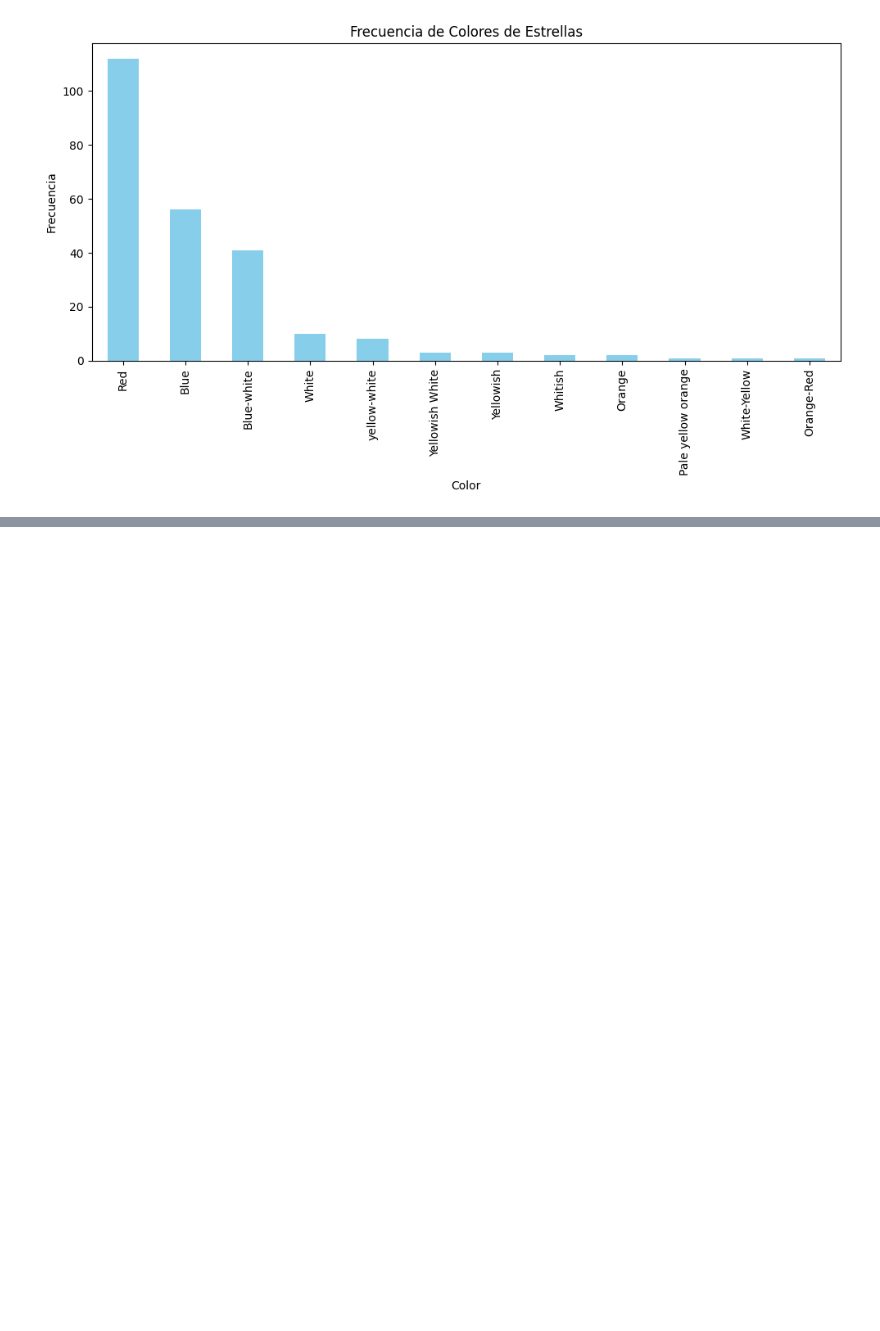
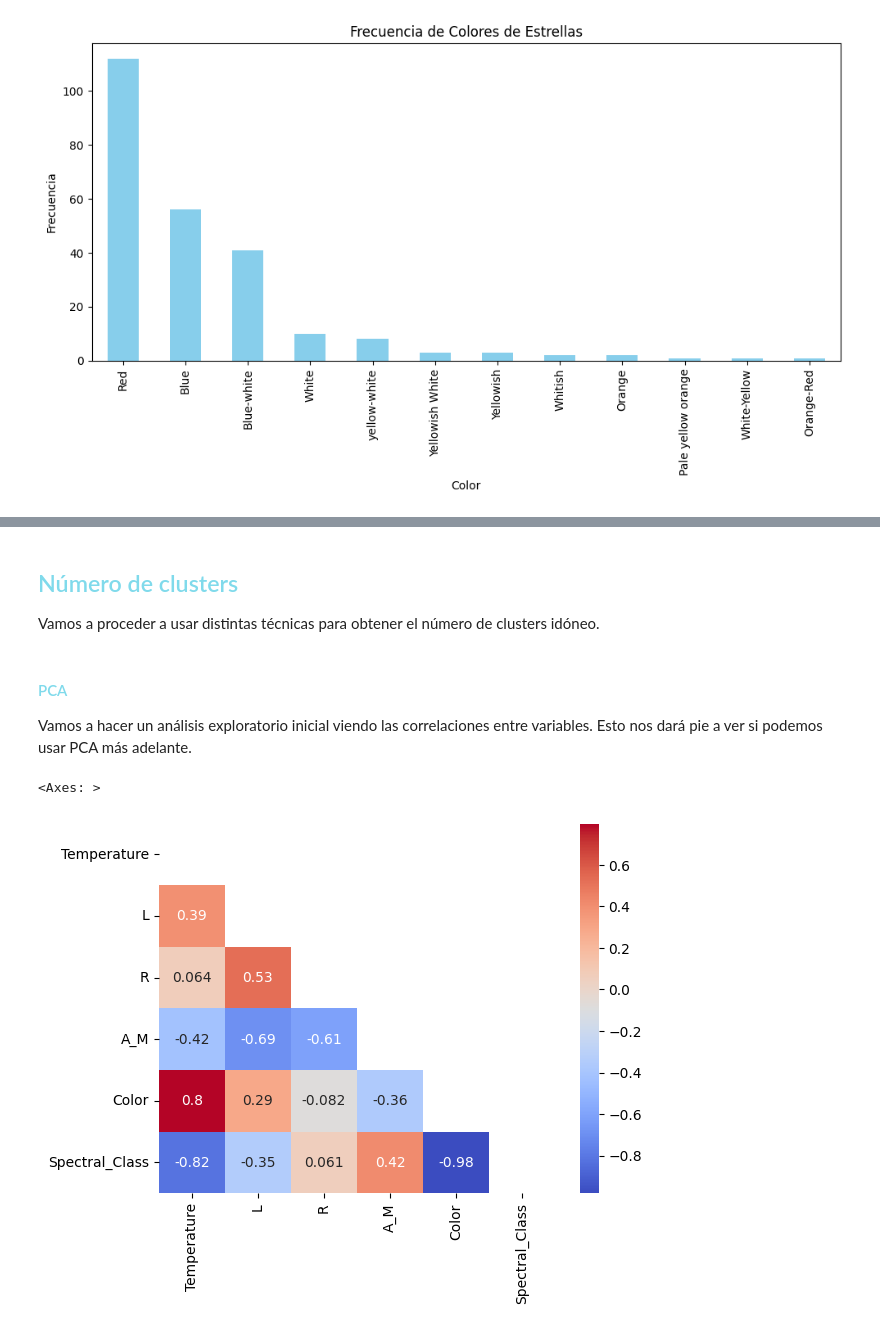
Before and after one commit to NataaNK/Grupo11_Practica2, a Jupyter notebook: main.ipynb, the cells around one changed output, grey strips where cells are left out. Saved outputs shown, nothing was run; the diff lists cells and outputs as text; code cells hidden in the pictures; blank space fills up the shorter version.

```diff
--- a/main.ipynb
+++ b/main.ipynb
@@ -220,9 +235,16 @@ Y para "Spectral_Class" el orden que se ofrece en el enunciado.
 # %%
 import pandas as pd
 from sklearn.preprocessing import OrdinalEncoder
+from sklearn.preprocessing import StandardScaler
+from sklearn.compose import ColumnTransformer
+from sklearn.pipeline import Pipeline
+from sklearn.preprocessing import scale
 
-# Cargar el archivo CSV
+# 1) Cargar los datos
 df = pd.read_csv('Stars2.csv')
+
+# 2) Definir las columnas numéricas
+numeric_features = ['Temperature', 'L', 'R', 'A_M']
 
 # Definir el orden para la codificación ordinal de 'Color'
 color_order = ['Red', 'Orange-Red', 'Orange', 'Pale yellow orange',
@@ -232,14 +254,32 @@ color_order = ['Red', 'Orange-Red', 'Orange', 'Pale yellow orange',
 # Definir el orden para la codificación ordinal de 'Spectral_Class'
 class_order = ['O', 'B', 'A', 'F', 'G', 'K', 'M']
 
-# Crear el codificador ordinal
+# Crear el codificador ordinal para las columnas categóricas
 ordinal_encoder = OrdinalEncoder(categories=[color_order, class_order])
 
-# Codificar 'Color' y 'Spectral_Class'
+# 3) Escalar los datos
+preprocessor = ColumnTransformer(
+    transformers=[
+        ('num', StandardScaler(), numeric_features)
+    ])
+
+# 4) Codificar 'Color' y 'Spectral_Class' con el codificador ordinal
 df[['Color', 'Spectral_Class']] = ordinal_encoder.fit_transform(df[['Color', 'Spectral_Class']])
+
+# Crear un pipeline que procese las características numéricas
+pipeline = Pipeline(steps=[('preprocessor', preprocessor)])
+
+# Aplicar el pipeline a las características numéricas
+X_scaled = pipeline.fit_transform(df[numeric_features])
 
 # Mostrar las primeras filas del DataFrame con las variables codificadas
 print(df[['Color', 'Spectral_Class']].head())
+
+# Para ver los datos numéricos escalados junto con las características codificadas
+# creamos un DataFrame nuevo para todo junto
+df_scaled = pd.DataFrame(X_scaled, columns=numeric_features)
+df_full_ordinal = pd.concat([df_scaled, df[['Color', 'Spectral_Class']]], axis=1)
+print(df_full_ordinal.head())
 # %% [output]
    Color  Spectral_Class
 0    0.0             6.0
@@ -249,0 +384,17 @@ print(df[['Color', 'Spectral_Class']].head())
+# %% [markdown]
+## <span style="color:#80DAEB">Número de clusters</span>
+
+Vamos a proceder a usar distintas técnicas para obtener el número de clusters idóneo.
+# %% [markdown]
+#### <span style="color:#80DAEB">PCA</span>
+
+Vamos a hacer un análisis exploratorio inicial viendo las correlaciones entre variables. Esto nos dará pie a ver si podemos usar PCA más adelante.
+# %%
+corr_df = df_full_ordinal.corr()
+etiquetas = corr_df.columns
+
+mask_ut=np.triu(np.ones(corr_df.shape)).astype(bool)
+sns.heatmap(corr_df, mask=mask_ut, annot=True, cmap="coolwarm")
+# %% [output]
+<Axes: >
+[figure, added]
```
Also changed, not shown: parts of 24 cells of this notebook, 1 other file.
